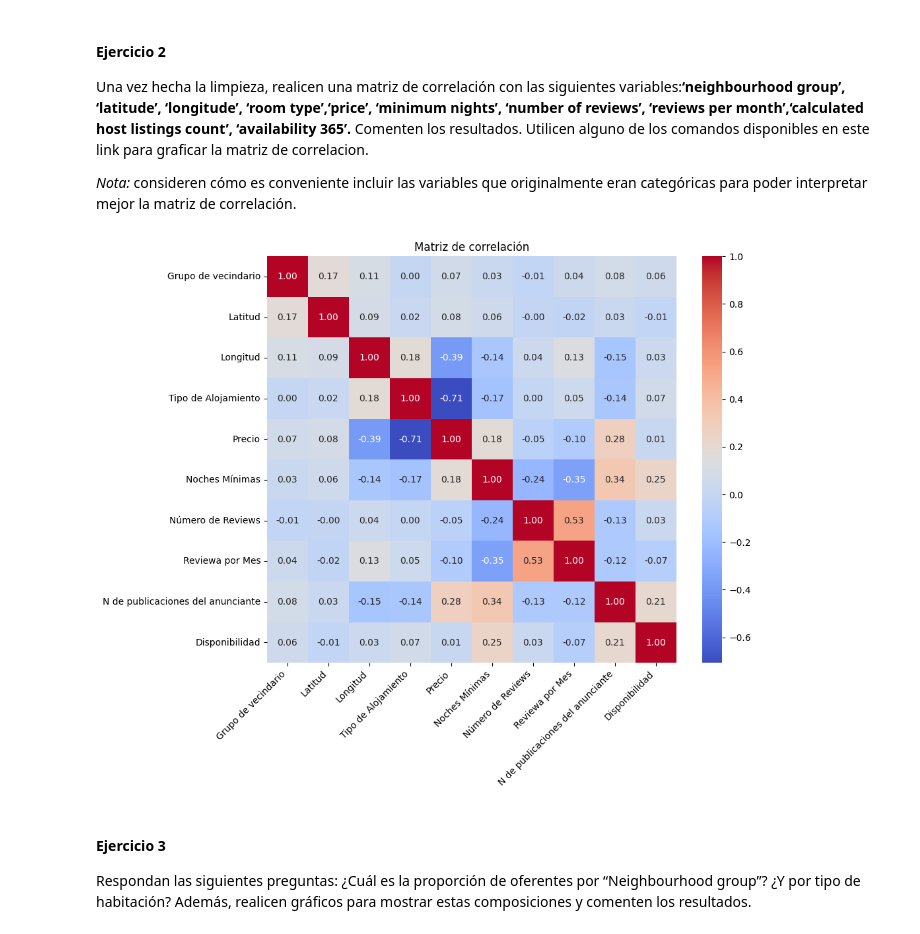
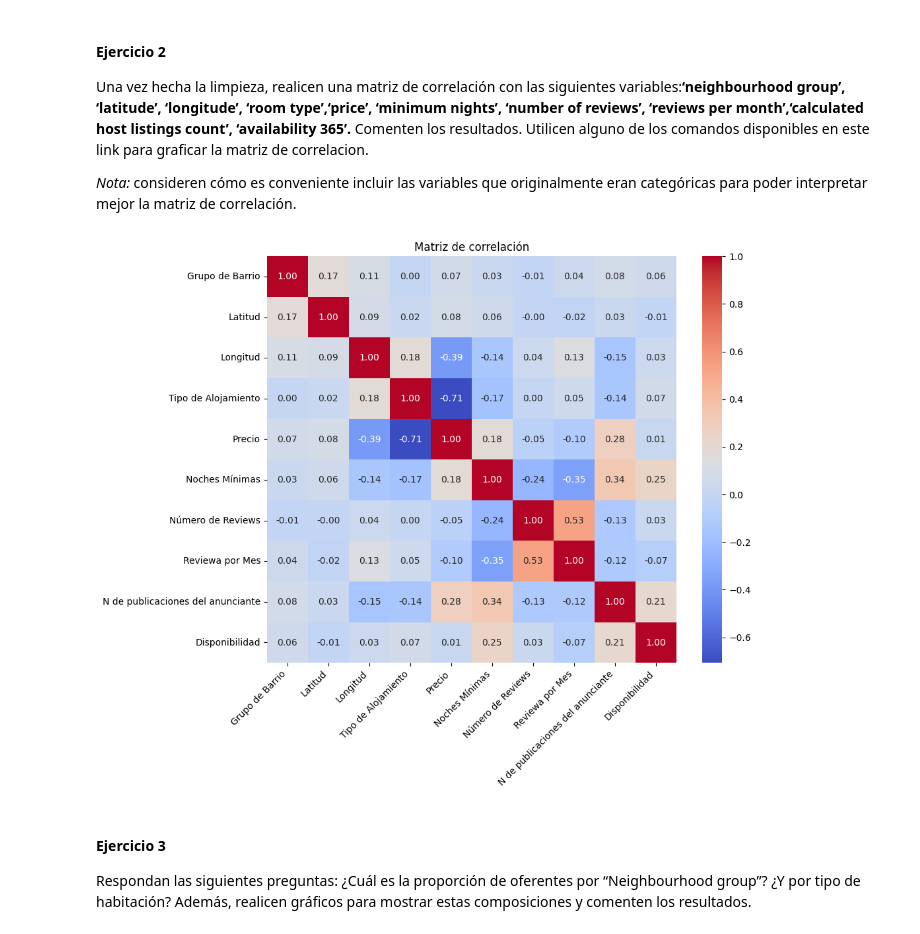
Before and after one commit to GabrielDiaz303/CC408--T1-2-, a Jupyter notebook: TP 2/TP2.ipynb, the cells around one changed output. Saved outputs shown, nothing was run; the diff lists cells and outputs as text; code cells hidden in the pictures.

```diff
--- a/TP 2/TP2.ipynb
+++ b/TP 2/TP2.ipynb
@@ -381,26 +333,26 @@ Una vez hecha la limpieza, realicen una matriz de correlación con las siguiente
 # %%
 # Resolver acá
 # Selecciono las columnas necesarias para la matriz de correlación
 columnas = airbnb_final[['neighbourhood_group_cod', 'latitude', 'longitude', 'room_type_cod',
                     'price', 'minimum_nights', 'number_of_reviews',
                     'reviews_per_month', 'calculated_host_listings_count', 'availability_365']]
 
-nombres = ["Grupo de vecindario", "Latitud", "Longitud", "Tipo de Alojamiento", "Precio", "Noches Mínimas",
+nombres = ["Grupo de Barrio", "Latitud", "Longitud", "Tipo de Alojamiento", "Precio", "Noches Mínimas",
            "Número de Reviews", "Reviewa por Mes", "N de publicaciones del anunciante", "Disponibilidad"]
 
 # Creamos la matriz de correlación
 matriz= columnas.corr()
 
 # Visualizamos la matriz de correlación
 plt.figure(figsize=(10, 8))
 sns.heatmap(matriz, annot=True, cmap="coolwarm", fmt='.2f')
 plt.title('Matriz de correlación')
 plt.xticks([0.5,1.5,2.5,3.5,4.5,5.5,6.5,7.5,8.5,9.5], nombres,rotation=45, ha='right')
 plt.yticks([0.5,1.5,2.5,3.5,4.5,5.5,6.5,7.5,8.5,9.5], nombres)
 
 plt.show()
 # %% [output]
-[figure, old version]
+[figure, new version]
 # %% [markdown]
 #### Ejercicio 3
 Respondan las siguientes preguntas: ¿Cuál es la proporción de oferentes por “Neighbourhood group”? ¿Y por tipo de habitación? Además, realicen gráficos para mostrar estas composiciones y comenten los resultados.
```
Also changed, not shown: parts of 9 cells of this notebook.
